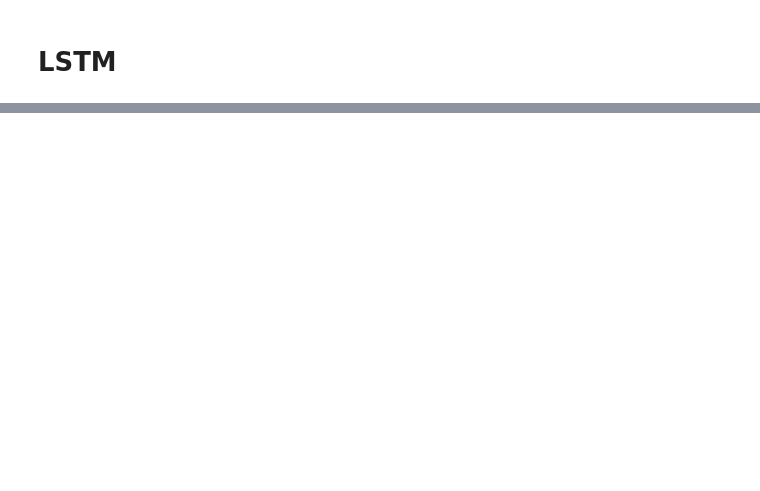
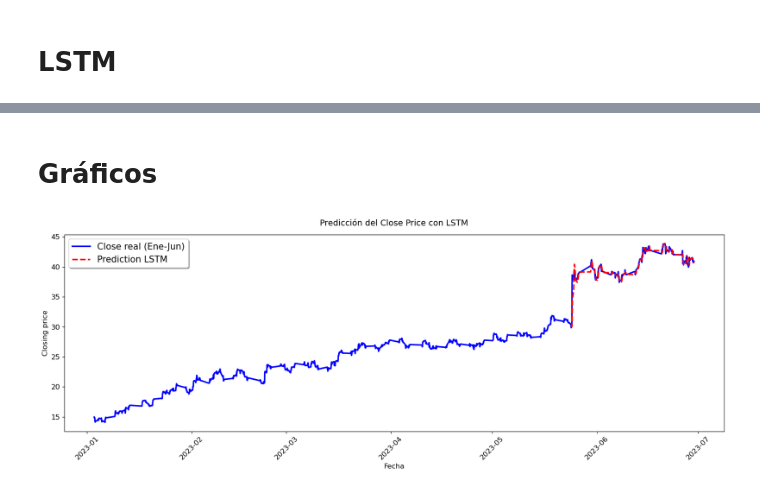
Before and after one commit to fundestpuente/SIC-Optimizaci-n-de-Inversiones-con-IA-Prediccion-de-Precios-de-Acciones-de-NVIDIA, a Jupyter notebook: model.ipynb, the cells around one changed output, grey strips where cells are left out. Saved outputs shown, nothing was run; the diff lists cells and outputs as text; code cells hidden in the pictures; blank space fills up the shorter version.

Commit message:
Gráficas del modelo

```diff
--- a/model.ipynb
+++ b/model.ipynb
@@ -128,0 +123,2 @@ LSTM mean absolute percentage error: 1.0981321360087177
+# %% [markdown]
+# Gráficos
@@ -128,0 +129,23 @@ LSTM mean absolute percentage error: 1.0981321360087177
+# %%
+# Obtener las fechas correspondientes a los datos de prueba
+fechas_pred = fechas[train_size:]
+# %%
+# Configuración de la gráfica
+plt.style.use('default')
+plt.rcParams.update({'font.size': 12})
+
+plt.figure(figsize=(20, 6))
+plt.gcf().patch.set_facecolor('white')
+plt.plot(fechas, data, label='Close real (Ene-Jun)', linewidth=2.5, color='blue')
+plt.plot(fechas_pred, predictions_inverse_LSTM, label='Prediction LSTM', color='red', linestyle='--', linewidth=2.5)
+plt.title('Predicción del Close Price con LSTM', fontsize=14, pad=15)
+plt.ylabel('Closing price', fontsize=12)
+plt.xlabel('Fecha', fontsize=12)
+plt.legend(prop={'size': 15}, frameon=True, shadow=True, loc='upper left')
+plt.gca().get_legend().get_frame().set_facecolor('white')
+plt.grid(False)
+plt.xticks(rotation=45)
+
+plt.show()
+# %% [output]
+[figure, added]
```
Also changed, not shown: parts of 4 cells of this notebook.
